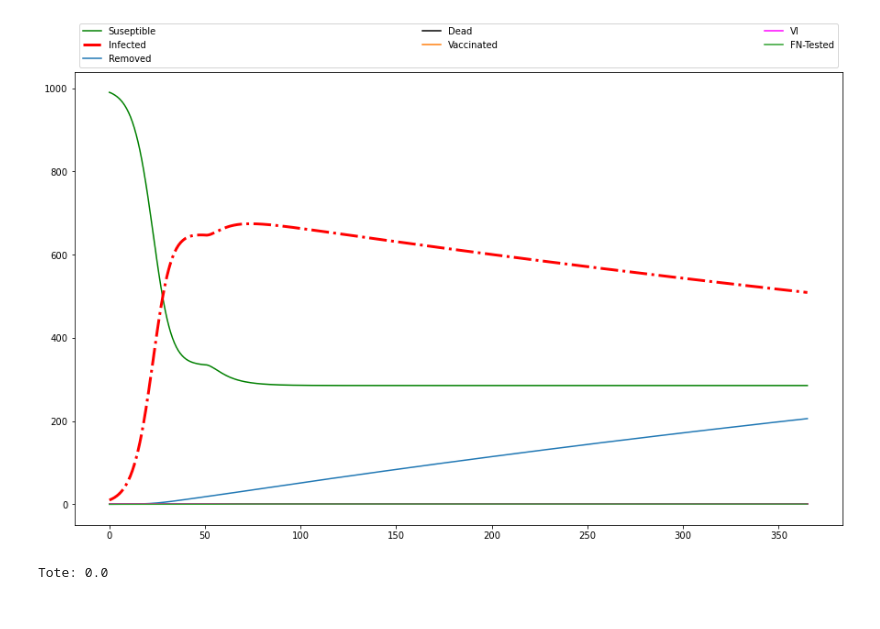
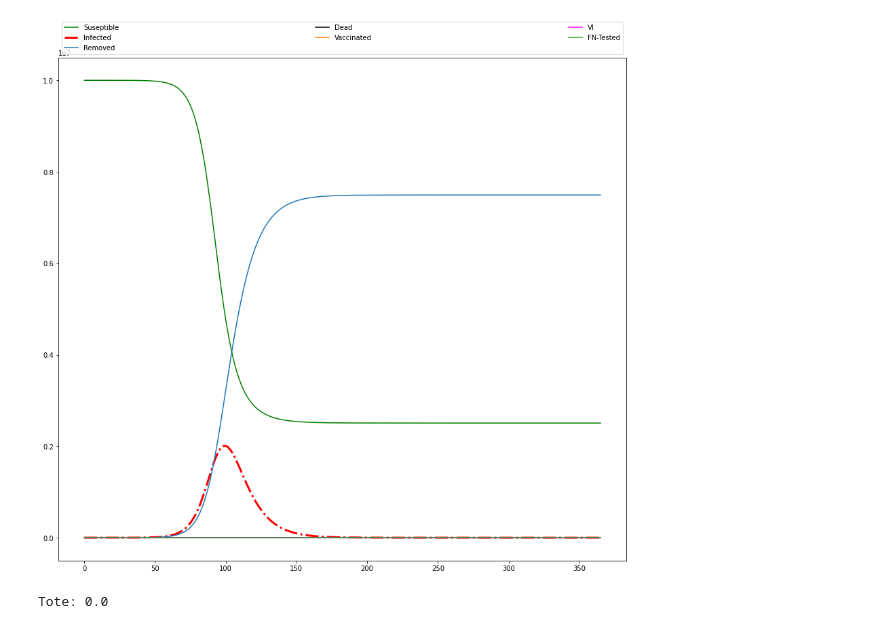
Before and after one commit to cedricgeissmann/SIR, a Jupyter notebook: notebooks/SIR-Modell.ipynb, the cells around one changed output. Drawn from its saved outputs; the diff is of its cells as text; code cells hidden in the pictures.

Commit message:
Better parameters.

```diff
--- a/notebooks/SIR-Modell.ipynb
+++ b/notebooks/SIR-Modell.ipynb
@@ -29,27 +29,29 @@ events[50] = {'a': 0.0005}
 from lib.iteration import *
 import ipywidgets as widgets
 import matplotlib.pyplot as plt
-plt.rcParams["figure.figsize"] = (15, 20)
+plt.rcParams["figure.figsize"] = (15, 30)
 
-a = widgets.FloatSlider(0.0003, description='a:', step=0.0001, min=0.0, max=0.001, readout_format='.4f')
-b = widgets.FloatSlider(0.1, description='b:', step=0.01, min=0.0, max=0.5, readout_format='.1f')
-c = widgets.FloatSlider(0.001, description='c:', step=0.001, min=0.0, max=0.1, readout_format='.3f')
-d = widgets.FloatSlider(0.0, description='d:', step=0.001, min=0.0, max=0.01, readout_format='.3f')
-e = widgets.FloatSlider(0.0, description='e:', step=0.01, min=0.0, max=0.1, readout_format='.2f')
-f = widgets.FloatSlider(0.0, description='f:', step=0.01, min=0.0, max=0.1, readout_format='.2f')
-g = widgets.FloatSlider(0.0, description='g:', step=0.01, min=0.0, max=0.1, readout_format='.2f')
-h = widgets.FloatSlider(0.0, description='h:', step=0.01, min=0.0, max=0.1, readout_format='.2f')
-i = widgets.FloatSlider(0.0, description='i:', step=0.01, min=0.0, max=0.1, readout_format='.2f')
-j = widgets.FloatSlider(0.0, description='j:', step=0.01, min=0.0, max=0.1, readout_format='.2f')
+a = widgets.FloatSlider(0.1, description='a:', step=0.05, min=0.0, max=1, readout_format='.2f')
+b = widgets.FloatSlider(0.1, description='b:', step=0.05, min=0.0, max=1, readout_format='.2f')
+c = widgets.FloatSlider(0.1, description='c:', step=0.05, min=0.0, max=1, readout_format='.2f')
+d = widgets.FloatSlider(0.0, description='d:', step=0.05, min=0.0, max=1, readout_format='.2f')
+e = widgets.FloatSlider(0.0, description='e:', step=0.05, min=0.0, max=1, readout_format='.2f')
+f = widgets.FloatSlider(0.0, description='f:', step=0.05, min=0.0, max=1, readout_format='.2f')
+g = widgets.FloatSlider(0.0, description='g:', step=0.05, min=0.0, max=1, readout_format='.2f')
+h = widgets.FloatSlider(0.0, description='h:', step=0.05, min=0.0, max=1, readout_format='.2f')
+i = widgets.FloatSlider(0.0, description='i:', step=0.05, min=0.0, max=1, readout_format='.2f')
+j = widgets.FloatSlider(0.0, description='j:', step=0.05, min=0.0, max=1, readout_format='.2f')
+k = widgets.FloatSlider(0.0, description='k:', step=0.05, min=0.0, max=1, readout_format='.2f')
 
-s_start = widgets.IntSlider(990, description='S:', step=10, min=0, max=10000)
-i_start = widgets.IntSlider(10, description='I:', step=10, min=0, max=10000)
 
-days = widgets.IntSlider(365, description='Anzahl Tage', min=14, max=730)
+s_start = widgets.IntSlider(10000, description='S:', step=100, min=0, max=10_000_000)
+i_start = widgets.IntSlider(10, description='I:', step=100, min=0, max=10_000_000)
+
+days = widgets.IntSlider(365, description='Anzahl Tage', min=1, max=730)
 
 daily_fluctuations = widgets.FloatSlider(0.0, description='Tägliche Unsicherheit', min=0.0, max=1.0)
 
-display(a, b, c, d, e, f, h, g, i, j, s_start, i_start, days, daily_fluctuations)
+display(a, b, c, d, e, f, h, g, i, j, k, s_start, i_start, days, daily_fluctuations)
 
 highlight = {'Infected': {
         'color': 'red',
@@ -80,17 +81,17 @@ FloatSlider(value=0.0, description='Tägliche Unsicherheit', max=1.0)
 # %%
 events = {
-    50: {'i': 0.0001, 'j': 0.05},
+    #1: {'a': 0.000000025},
 }
 
 l = iteration(sir_modell, x0=[s_start.value, i_start.value, 0, 0, 0, 0, 0],
               n=days.value, a=a.value, b=b.value, c=c.value, d=d.value,
-              e=e.value, f=f.value, g=g.value, h=h.value, i=i.value, j=j.value,
+              e=e.value, f=f.value, g=g.value, h=h.value, i=i.value, j=j.value, k=k.value,
               daily_fluctuations=daily_fluctuations.value,
               events=events)
 
 plot_iteration(l, highlight=highlight)
 
 print(f'Tote: {l[3][-1]}')
 # %% [output]
-[figure, old version]
+[figure, new version]
 Tote: 0.0
```
Also changed, not shown: parts of 4 cells of this notebook, 1 other file.
